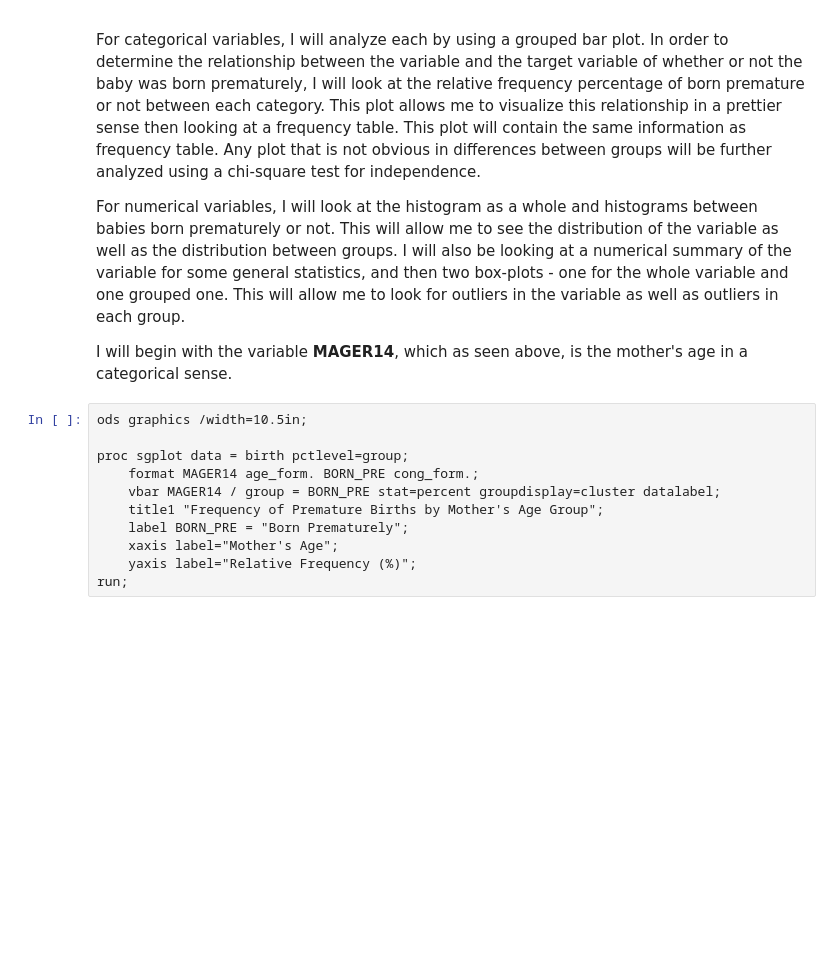
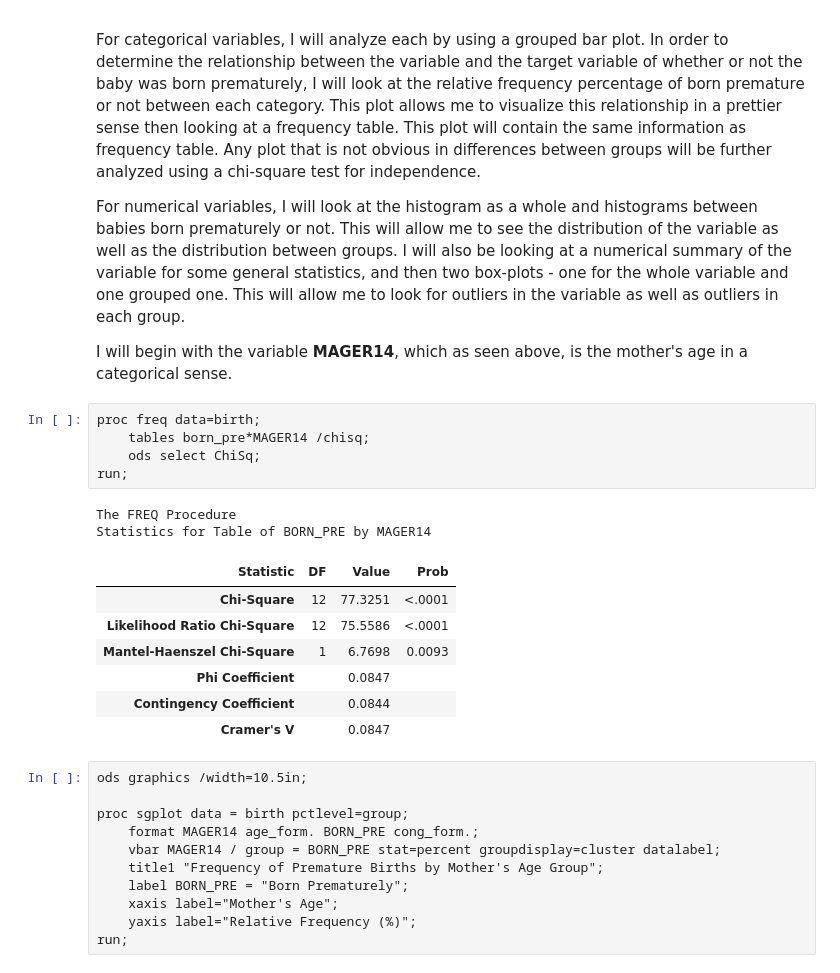
Before and after one commit to joshjanda1/STAT448_ADA, a Jupyter notebook: Natality_Analysis/datachallenge2.ipynb, the cells around one changed output. Saved outputs shown, nothing was run; the diff lists cells and outputs as text; blank space fills up the shorter version.

```diff
--- a/Natality_Analysis/datachallenge2.ipynb
+++ b/Natality_Analysis/datachallenge2.ipynb
@@ -332,6 +332,21 @@ For categorical variables, I will analyze each by using a grouped bar plot. In o
 For numerical variables, I will look at the histogram as a whole and histograms between babies born prematurely or not. This will allow me to see the distribution of the variable as well as the distribution between groups. I will also be looking at a numerical summary of the variable for some general statistics, and then two box-plots - one for the whole variable and one grouped one. This will allow me to look for outliers in the variable as well as outliers in each group.
 
 I will begin with the variable **MAGER14**, which as seen above, is the mother's age in a categorical sense.
+# %%
+proc freq data=birth;
+    tables born_pre*MAGER14 /chisq;
+    ods select ChiSq;
+run;
+# %% [output]
+The FREQ Procedure
+Statistics for Table of BORN_PRE by MAGER14
+| Statistic | DF | Value | Prob |
+| Chi-Square | 12 | 77.3251 | <.0001 |
+| Likelihood Ratio Chi-Square | 12 | 75.5586 | <.0001 |
+| Mantel-Haenszel Chi-Square | 1 | 6.7698 | 0.0093 |
+| Phi Coefficient |  | 0.0847 |  |
+| Contingency Coefficient |  | 0.0844 |  |
+| Cramer's V |  | 0.0847 |  |
 # %%
 ods graphics /width=10.5in;
 
```
Also changed, not shown: parts of 11 cells of this notebook, 2 other files.
